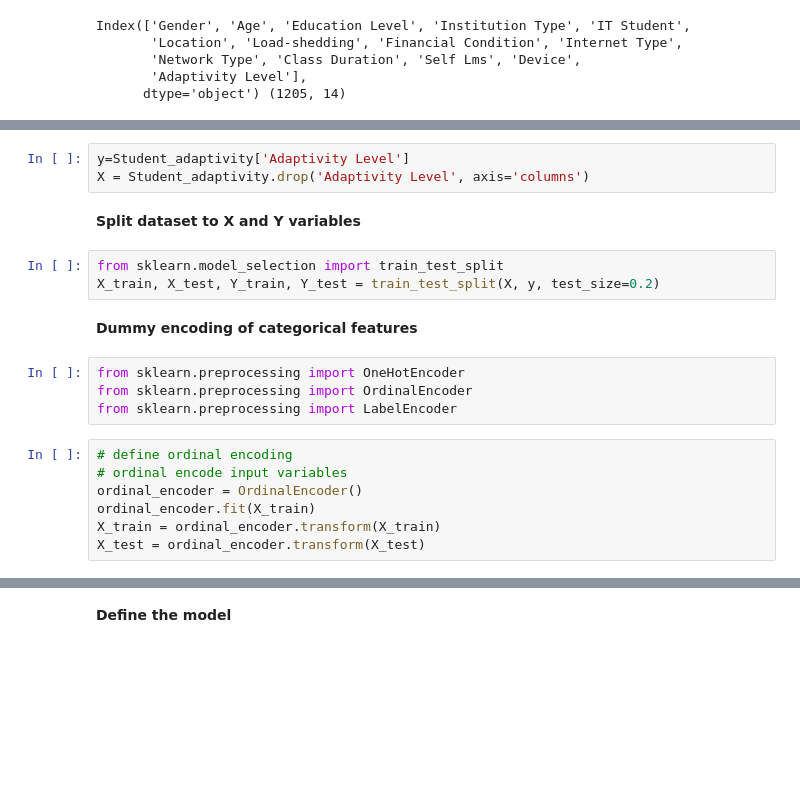
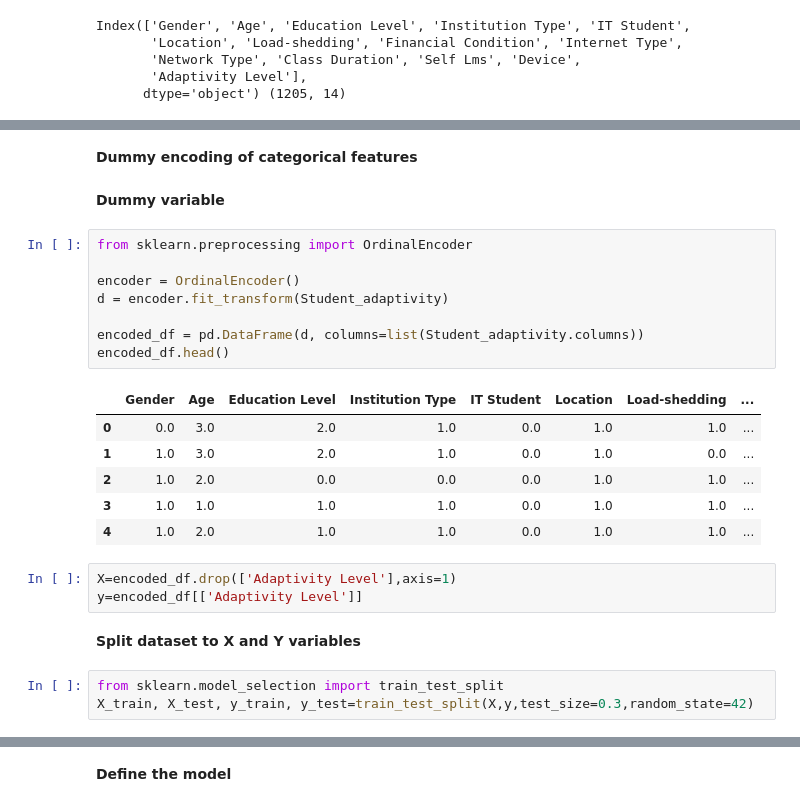
Before and after one commit to ashishar/data_science_codes, a Jupyter notebook: python/linear_regression.ipynb, the cells around one changed output, grey strips where cells are left out. Cells and saved outputs as stored; diff of their text form; blank space fills up the shorter version.

```diff
--- a/python/linear_regression.ipynb
+++ b/python/linear_regression.ipynb
@@ -79,24 +80,30 @@ Student_adaptivity.describe()
 | unique | 2 | 6 | 3 | 2 | 2 | 2 | 2 | ... |
 | top | Boy | 21-25 | School | Non Government | No | Yes | Low | ... |
 | freq | 663 | 374 | 530 | 823 | 901 | 935 | 1004 | ... |
-# %%
-y=Student_adaptivity['Adaptivity Level']
-X = Student_adaptivity.drop('Adaptivity Level', axis='columns')
+# %% [markdown]
+**Dummy encoding of categorical features**
+# %% [markdown]
+**Dummy variable**
+# %%
+from sklearn.preprocessing import OrdinalEncoder
+
+encoder = OrdinalEncoder()
+d = encoder.fit_transform(Student_adaptivity)
+
+encoded_df = pd.DataFrame(d, columns=list(Student_adaptivity.columns))
+encoded_df.head()
+# %% [output]
+|  | Gender | Age | Education Level | Institution Type | IT Student | Location | Load-shedding | ... |
+| 0 | 0.0 | 3.0 | 2.0 | 1.0 | 0.0 | 1.0 | 1.0 | ... |
+| 1 | 1.0 | 3.0 | 2.0 | 1.0 | 0.0 | 1.0 | 0.0 | ... |
+| 2 | 1.0 | 2.0 | 0.0 | 0.0 | 0.0 | 1.0 | 1.0 | ... |
+| 3 | 1.0 | 1.0 | 1.0 | 1.0 | 0.0 | 1.0 | 1.0 | ... |
+| 4 | 1.0 | 2.0 | 1.0 | 1.0 | 0.0 | 1.0 | 1.0 | ... |
+# %%
+X=encoded_df.drop(['Adaptivity Level'],axis=1)
+y=encoded_df[['Adaptivity Level']]
 # %% [markdown]
 **Split dataset to X and Y variables**
 # %%
 from sklearn.model_selection import train_test_split
-X_train, X_test, Y_train, Y_test = train_test_split(X, y, test_size=0.2)
+X_train, X_test, y_train, y_test=train_test_split(X,y,test_size=0.3,random_state=42)
-# %% [markdown]
-**Dummy encoding of categorical features**
-# %%
-from sklearn.preprocessing import OneHotEncoder
-from sklearn.preprocessing import OrdinalEncoder
-from sklearn.preprocessing import LabelEncoder
-# %%
-# define ordinal encoding
-# ordinal encode input variables
-ordinal_encoder = OrdinalEncoder()
-ordinal_encoder.fit(X_train)
-X_train = ordinal_encoder.transform(X_train)
-X_test = ordinal_encoder.transform(X_test)
```
Also changed, not shown: parts of 16 cells of this notebook.
